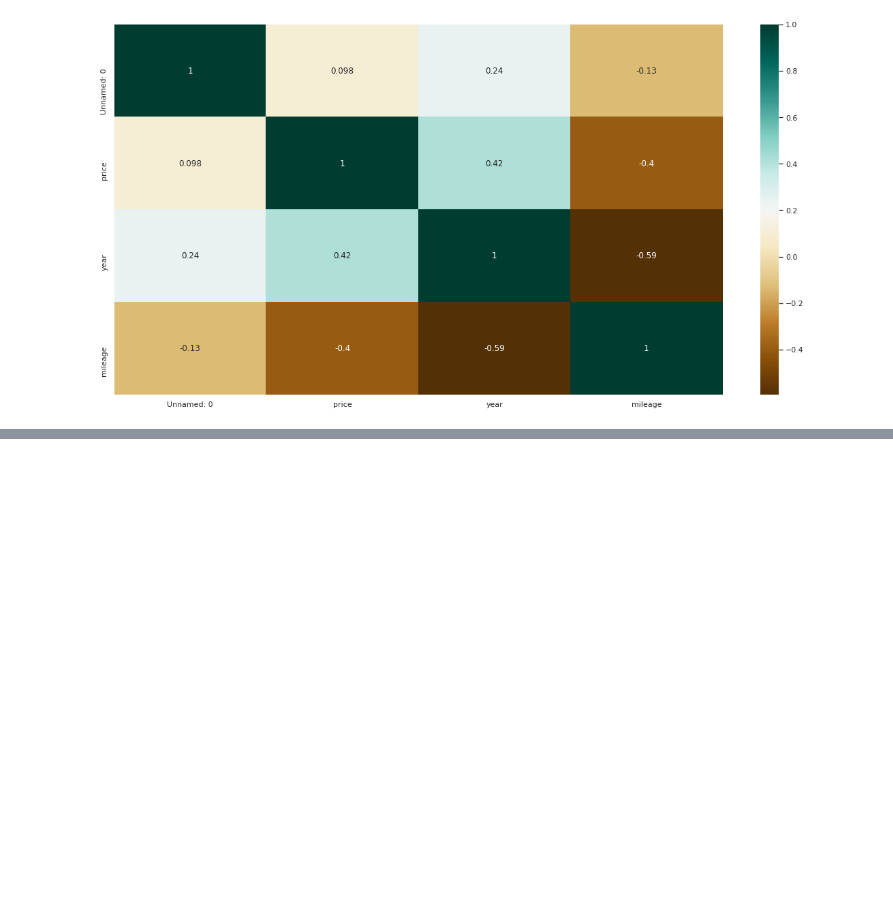
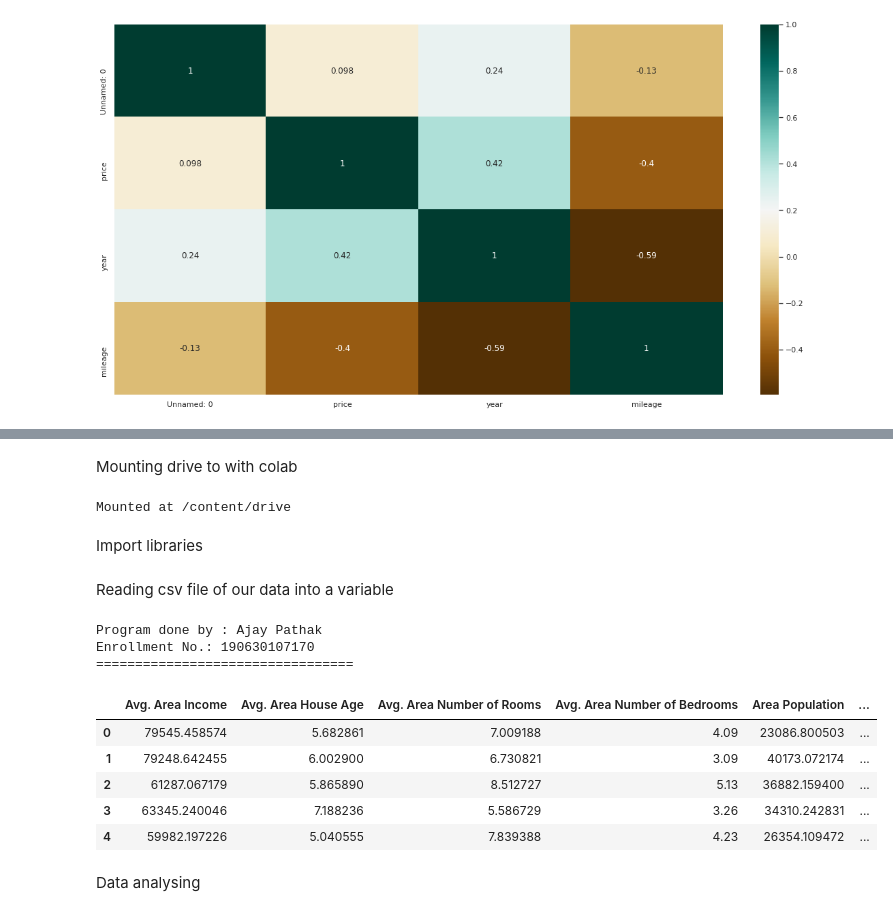
Before and after one commit to AJAY-22/Python_Practicals, a Jupyter notebook: LabManual.ipynb, the cells around one changed output, grey strips where cells are left out. Saved outputs shown, nothing was run; the diff lists cells and outputs as text; code cells hidden in the pictures; blank space fills up the shorter version.

```diff
--- a/LabManual.ipynb
+++ b/LabManual.ipynb
@@ -2806,0 +2812,9 @@ Enrollment No.: 190630107170
+# %% [markdown]
+Mounting drive to with colab
+# %%
+from google.colab import drive
+drive.mount('/content/drive')
+# %% [output]
+Mounted at /content/drive
+# %% [markdown]
+Import libraries
@@ -2806,0 +2824,23 @@ Enrollment No.: 190630107170
+# %% [markdown]
+Reading csv file of our data into a variable
+# %%
+# --------------------------------------------
+print('Program done by : Ajay Pathak\n' +
+      'Enrollment No.: 190630107170\n' +
+      '=================================\n\n\n')
+
+
+house_data = pd.read_csv('/content/drive/MyDrive/USA_Housing.csv')
+house_data.head(5)
+# %% [output]
+Program done by : Ajay Pathak
+Enrollment No.: 190630107170
+=================================
+|  | Avg. Area Income | Avg. Area House Age | Avg. Area Number of Rooms | Avg. Area Number of Bedrooms | Area Population | ... |
+| 0 | 79545.458574 | 5.682861 | 7.009188 | 4.09 | 23086.800503 | ... |
+| 1 | 79248.642455 | 6.002900 | 6.730821 | 3.09 | 40173.072174 | ... |
+| 2 | 61287.067179 | 5.865890 | 8.512727 | 5.13 | 36882.159400 | ... |
+| 3 | 63345.240046 | 7.188236 | 5.586729 | 3.26 | 34310.242831 | ... |
+| 4 | 59982.197226 | 5.040555 | 7.839388 | 4.23 | 26354.109472 | ... |
+# %% [markdown]
+Data analysing
```
Also changed, not shown: parts of 29 cells of this notebook.
